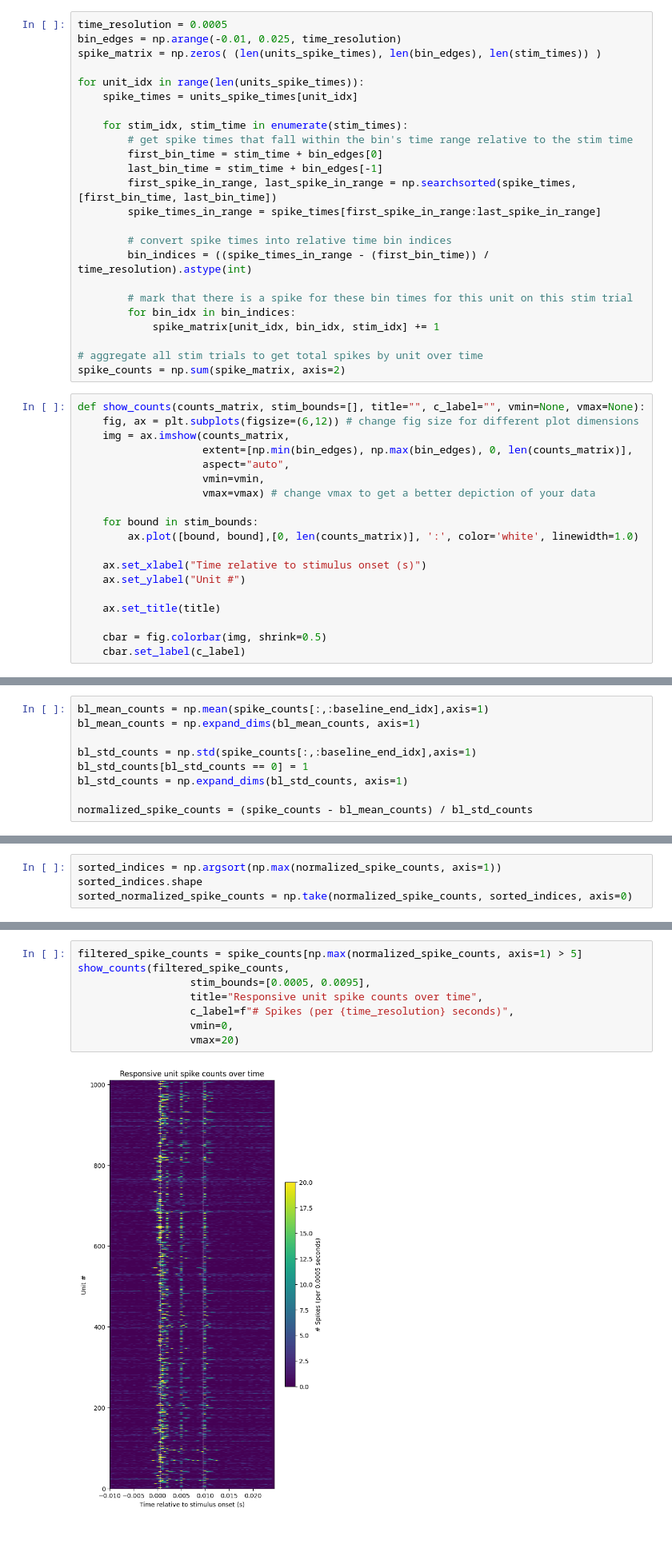
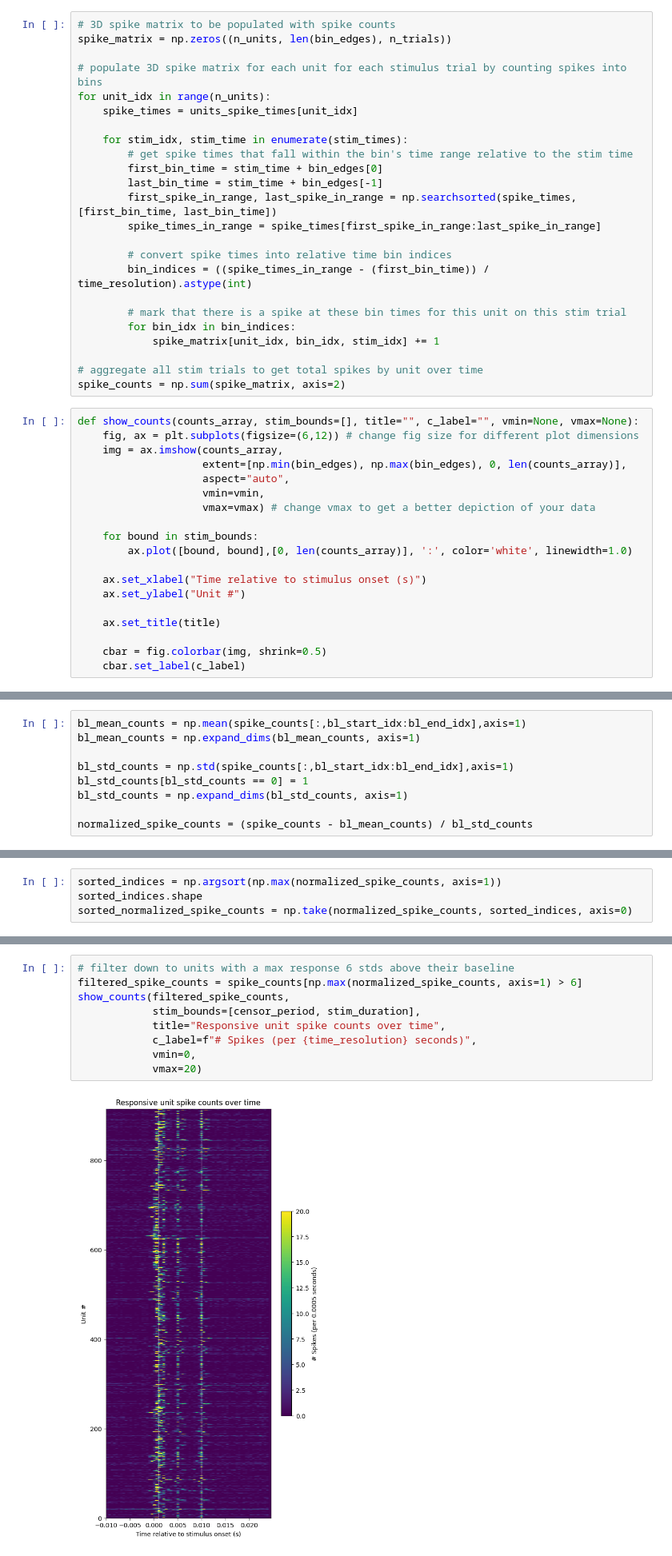
Before and after one commit to AllenInstitute/openscope_databook, a Jupyter notebook: docs/first-order/optotagging.ipynb, the cells around one changed output, grey strips where cells are left out. Shown at 80% size. Saved outputs shown, nothing was run; the diff lists cells and outputs as text; blank space fills up the shorter version.

```diff
--- a/docs/first-order/optotagging.ipynb
+++ b/docs/first-order/optotagging.ipynb
@@ -118,9 +148,9 @@ Here, the spike times of the selected units are used along with the selected sti
 # %%
-time_resolution = 0.0005
-bin_edges = np.arange(-0.01, 0.025, time_resolution)
-spike_matrix = np.zeros( (len(units_spike_times), len(bin_edges), len(stim_times)) )
+# 3D spike matrix to be populated with spike counts
+spike_matrix = np.zeros((n_units, len(bin_edges), n_trials))
 
-for unit_idx in range(len(units_spike_times)):
+# populate 3D spike matrix for each unit for each stimulus trial by counting spikes into bins
+for unit_idx in range(n_units):
     spike_times = units_spike_times[unit_idx]
 
     for stim_idx, stim_time in enumerate(stim_times):
@@ -133,23 +163,23 @@ for unit_idx in range(len(units_spike_times)):
         # convert spike times into relative time bin indices
         bin_indices = ((spike_times_in_range - (first_bin_time)) / time_resolution).astype(int)
 
-        # mark that there is a spike for these bin times for this unit on this stim trial
+        # mark that there is a spike at these bin times for this unit on this stim trial
         for bin_idx in bin_indices:
             spike_matrix[unit_idx, bin_idx, stim_idx] += 1
 
 # aggregate all stim trials to get total spikes by unit over time
 spike_counts = np.sum(spike_matrix, axis=2)
 # %%
-def show_counts(counts_matrix, stim_bounds=[], title="", c_label="", vmin=None, vmax=None):
+def show_counts(counts_array, stim_bounds=[], title="", c_label="", vmin=None, vmax=None):
     fig, ax = plt.subplots(figsize=(6,12)) # change fig size for different plot dimensions
-    img = ax.imshow(counts_matrix,
-                    extent=[np.min(bin_edges), np.max(bin_edges), 0, len(counts_matrix)],
+    img = ax.imshow(counts_array,
+                    extent=[np.min(bin_edges), np.max(bin_edges), 0, len(counts_array)],
                     aspect="auto",
                     vmin=vmin,
                     vmax=vmax) # change vmax to get a better depiction of your data
 
     for bound in stim_bounds:
-        ax.plot([bound, bound],[0, len(counts_matrix)], ':', color='white', linewidth=1.0)
+        ax.plot([bound, bound],[0, len(counts_array)], ':', color='white', linewidth=1.0)
 
     ax.set_xlabel("Time relative to stimulus onset (s)")
     ax.set_ylabel("Unit #")
@@ -178,8 +209,8 @@ baseline_end_idx = ((baseline_end_time - bin_edges[0]) / time_resolution).astype
 # %%
-bl_mean_counts = np.mean(spike_counts[:,:baseline_end_idx],axis=1)
+bl_mean_counts = np.mean(spike_counts[:,bl_start_idx:bl_end_idx],axis=1)
 bl_mean_counts = np.expand_dims(bl_mean_counts, axis=1)
 
-bl_std_counts = np.std(spike_counts[:,:baseline_end_idx],axis=1)
+bl_std_counts = np.std(spike_counts[:,bl_start_idx:bl_end_idx],axis=1)
 bl_std_counts[bl_std_counts == 0] = 1
 bl_std_counts = np.expand_dims(bl_std_counts, axis=1)
 
@@ -209,12 +244,13 @@ show_counts(sorted_normalized_spike_counts,
 # %%
-filtered_spike_counts = spike_counts[np.max(normalized_spike_counts, axis=1) > 5]
+# filter down to units with a max response 6 stds above their baseline
+filtered_spike_counts = spike_counts[np.max(normalized_spike_counts, axis=1) > 6]
 show_counts(filtered_spike_counts,
-                  stim_bounds=[0.0005, 0.0095],
-                  title="Responsive unit spike counts over time",
-                  c_label=f"# Spikes (per {time_resolution} seconds)",
-                  vmin=0,
-                  vmax=20)
+            stim_bounds=[censor_period, stim_duration],
+            title="Responsive unit spike counts over time",
+            c_label=f"# Spikes (per {time_resolution} seconds)",
+            vmin=0,
+            vmax=20)
 # %% [output]
-[figure, old version]
+[figure, new version]
 # %% [markdown]
 ### Calculating Unit Optotagging Metrics
```
Also changed, not shown: parts of 19 cells of this notebook.
